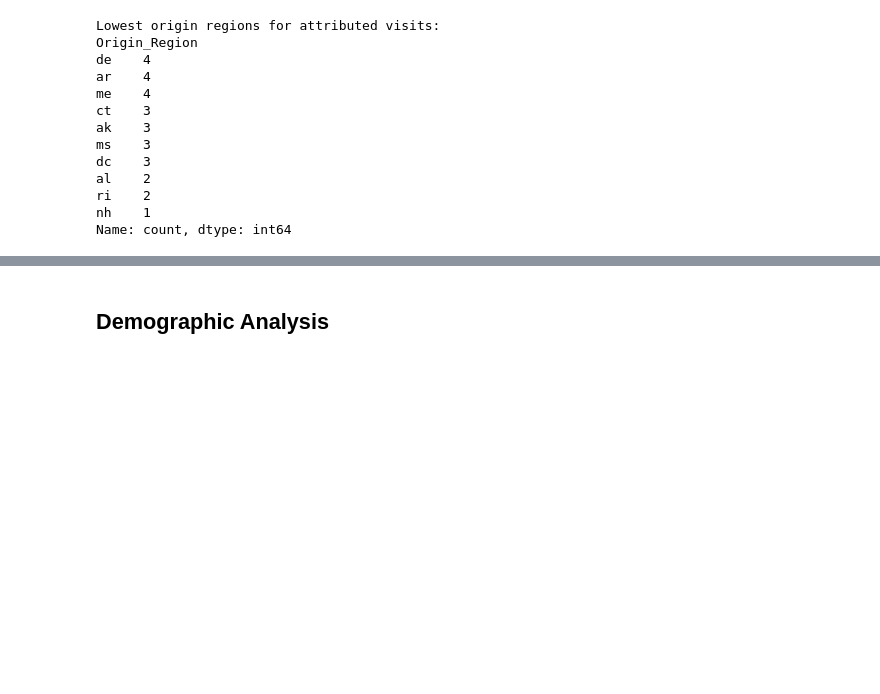
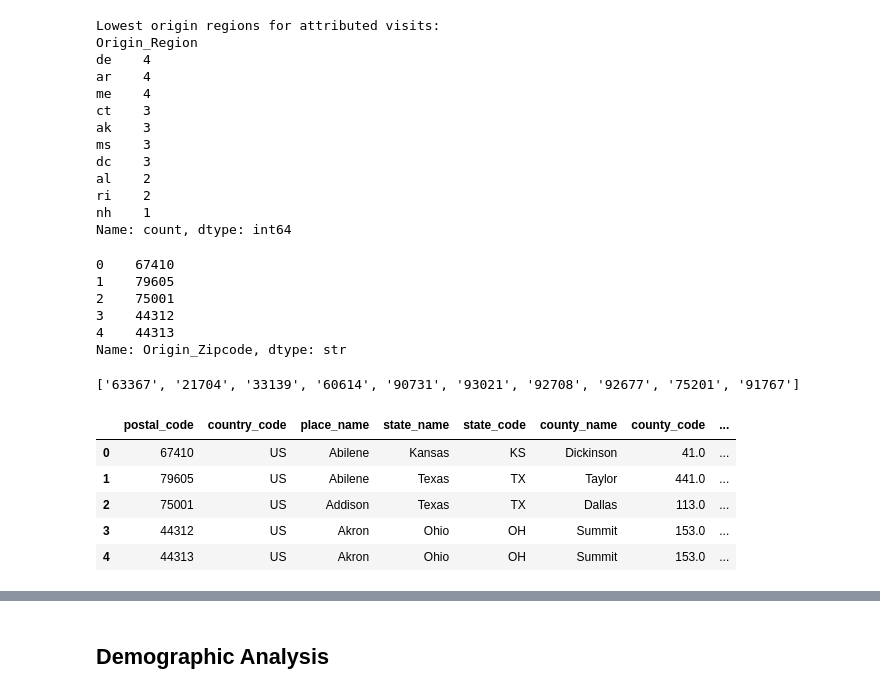
Before and after one commit to EzraGoldberg/portfolio-projects, a Jupyter notebook: 2. Tech Interview Prep/Weather Adtech Data Science/notebooks/Case_Study.ipynb, the cells around one changed output, grey strips where cells are left out. Drawn from its saved outputs; the diff is of its cells as text; code cells hidden in the pictures; blank space fills up the shorter version.

```diff
--- a/2. Tech Interview Prep/Weather Adtech Data Science/notebooks/Case_Study.ipynb
+++ b/2. Tech Interview Prep/Weather Adtech Data Science/notebooks/Case_Study.ipynb
@@ -974,2 +982,44 @@ Name: count, dtype: int64
 # %%
-# make a plotly plot of states colored in by city of how many visits there where
+city_visits = (
+    visitationFTA
+    .groupby(["Origin_City", "Origin_Region", "Origin_Zipcode"])
+    .size()
+    .reset_index(name="Attributed_Visits")
+)
+# %%
+city_visits["Origin_Zipcode"] = (
+    city_visits["Origin_Zipcode"]
+    .astype(str)
+    .str.strip()
+)
+# city_visits[city_visits["Origin_Zipcode"] < 10000]
+
+city_visits["Origin_Zipcode"].head()
+# %% [output]
+0    67410
+1    79605
+2    75001
+3    44312
+4    44313
+Name: Origin_Zipcode, dtype: str
+# %%
+print(city_visits["Origin_Zipcode"].sample(10).tolist())
+# %% [output]
+['63367', '21704', '33139', '60614', '90731', '93021', '92708', '92677', '75201', '91767']
+# %%
+import pgeocode
+
+nomi = pgeocode.Nominatim("us")
+
+coords = city_visits["Origin_Zipcode"].apply(
+    lambda x: nomi.query_postal_code(str(x))
+)
+
+coords.head()
+# %% [output]
+|  | postal_code | country_code | place_name | state_name | state_code | county_name | county_code | ... |
+| 0 | 67410 | US | Abilene | Kansas | KS | Dickinson | 41.0 | ... |
+| 1 | 79605 | US | Abilene | Texas | TX | Taylor | 441.0 | ... |
+| 2 | 75001 | US | Addison | Texas | TX | Dallas | 113.0 | ... |
+| 3 | 44312 | US | Akron | Ohio | OH | Summit | 153.0 | ... |
+| 4 | 44313 | US | Akron | Ohio | OH | Summit | 153.0 | ... |
```
Also changed, not shown: parts of 7 cells of this notebook, 5 other files.
